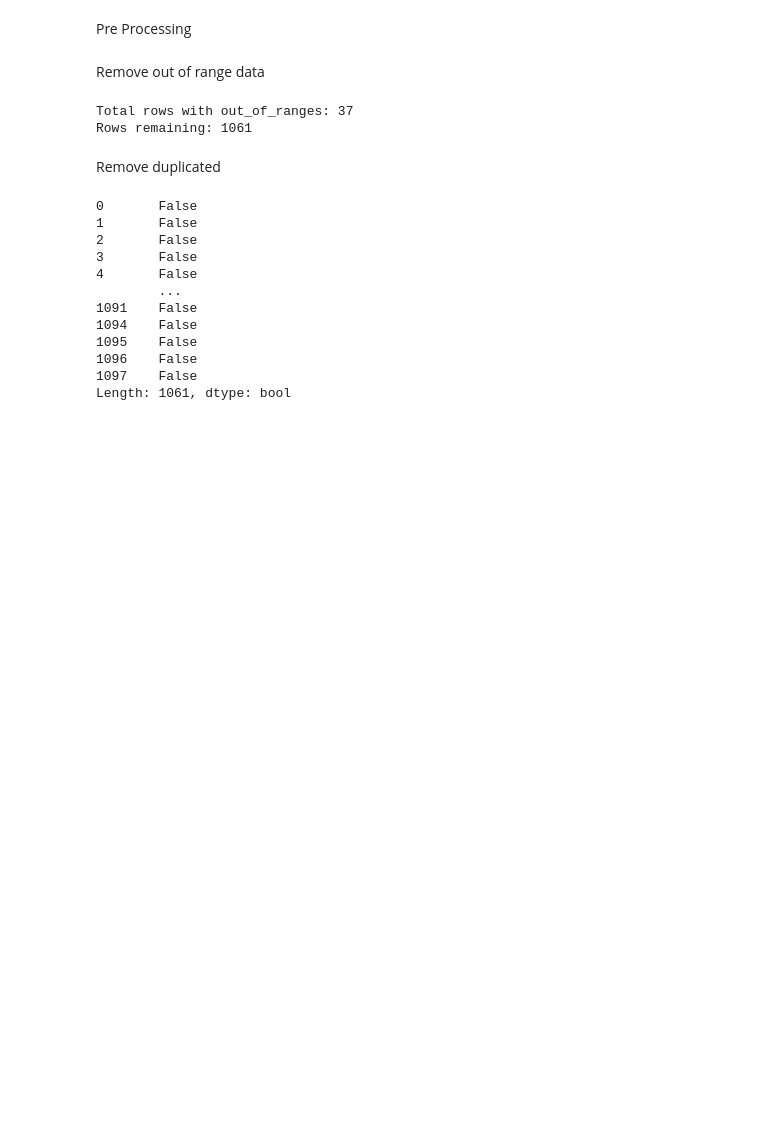
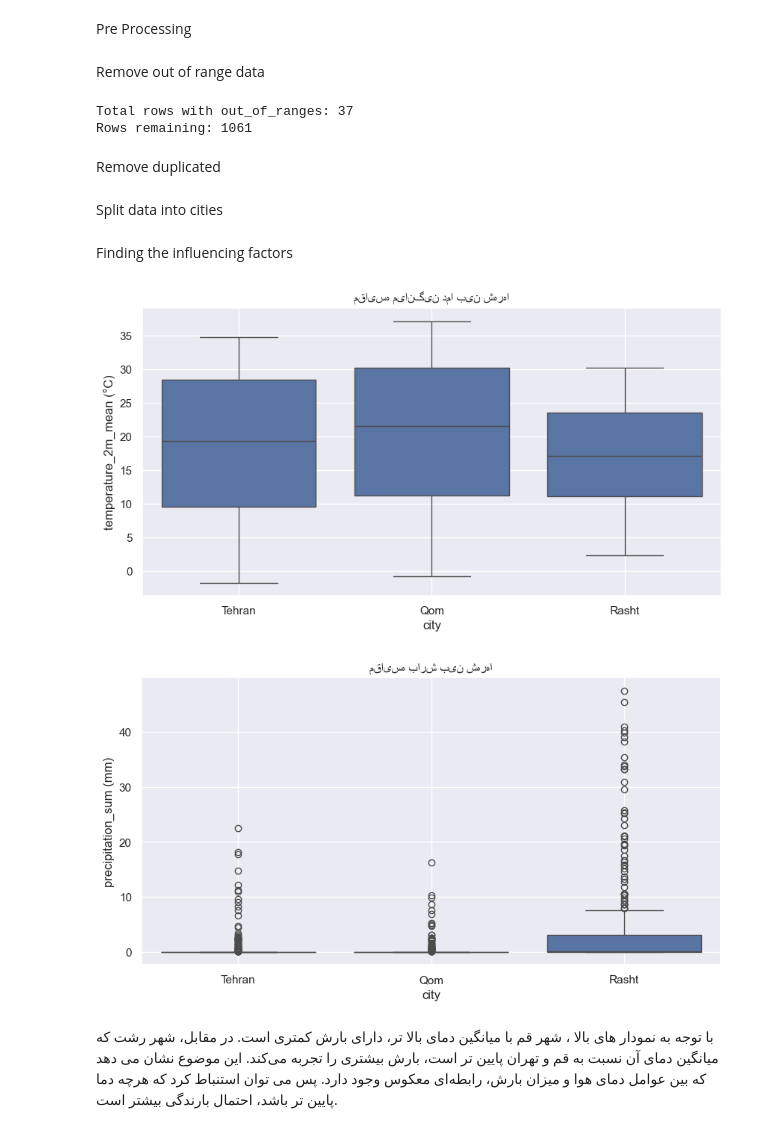
Before and after one commit to mohamad-hk/multi-city-weather-analyzer, a Jupyter notebook: sample.ipynb, the cells around one changed output. Drawn from its saved outputs; the diff is of its cells as text; code cells hidden in the pictures; blank space fills up the shorter version.

Commit message:
Finding the influencing factors on Precipitation

```diff
--- a/sample.ipynb
+++ b/sample.ipynb
@@ -96,17 +96,4 @@ Rows remaining: 1061
 # %% [markdown]
 Remove duplicated
 # %%
-cleaned_data.duplicated()
+#cleaned_data.duplicated()
-# %% [output]
-0       False
-1       False
-2       False
-3       False
-4       False
-        ...
-1091    False
-1094    False
-1095    False
-1096    False
-1097    False
-Length: 1061, dtype: bool
@@ -134,2 +100,28 @@ summer = reduced_data[seasons == 'summer']
+# %% [markdown]
+Split data into cities
 # %%
-#reduced_data.info()
+city_labels = {0: "Tehran", 1: "Qom", 2: "Rasht"}
+reduced_data["city"] = reduced_data["location_id"].map(city_labels)
+
+reduced_data_tehran = reduced_data[reduced_data["location_id"] == 0]
+reduced_data_qom = reduced_data[reduced_data["location_id"] == 1]
+reduced_data_rasht = reduced_data[reduced_data["location_id"] == 2]
+# %% [markdown]
+Finding the influencing factors
+# %%
+plt.figure(figsize=(10, 5))
+sns.boxplot(data=reduced_data, x="city", y="temperature_2m_mean (°C)")
+plt.title("مقایسه میانگین دما بین شهرها")
+plt.grid(True)
+plt.show()
+
+plt.figure(figsize=(10, 5))
+sns.boxplot(data=reduced_data, x="city", y="precipitation_sum (mm)")
+plt.title("مقایسه بارش بین شهرها")
+plt.grid(True)
+plt.show()
+# %% [output]
+[figure, added]
+[figure, added]
+# %% [markdown]
+<p style={text-align=right}>با توجه به نمودار های بالا ، شهر قم با میانگین دمای بالا تر، دارای بارش کمتری است. در مقابل، شهر رشت که میانگین دمای آن نسبت به قم و تهران پایین ‌تر است، بارش بیشتری را تجربه می‌کند. این موضوع نشان می ‌دهد که بین عوامل دمای هوا و میزان بارش، رابطه‌ای معکوس وجود دارد. پس می توان استنباط کرد که هرچه دما پایین ‌تر باشد، احتمال بارندگی بیشتر است. </p>
```
Also changed, not shown: parts of 2 cells of this notebook.
